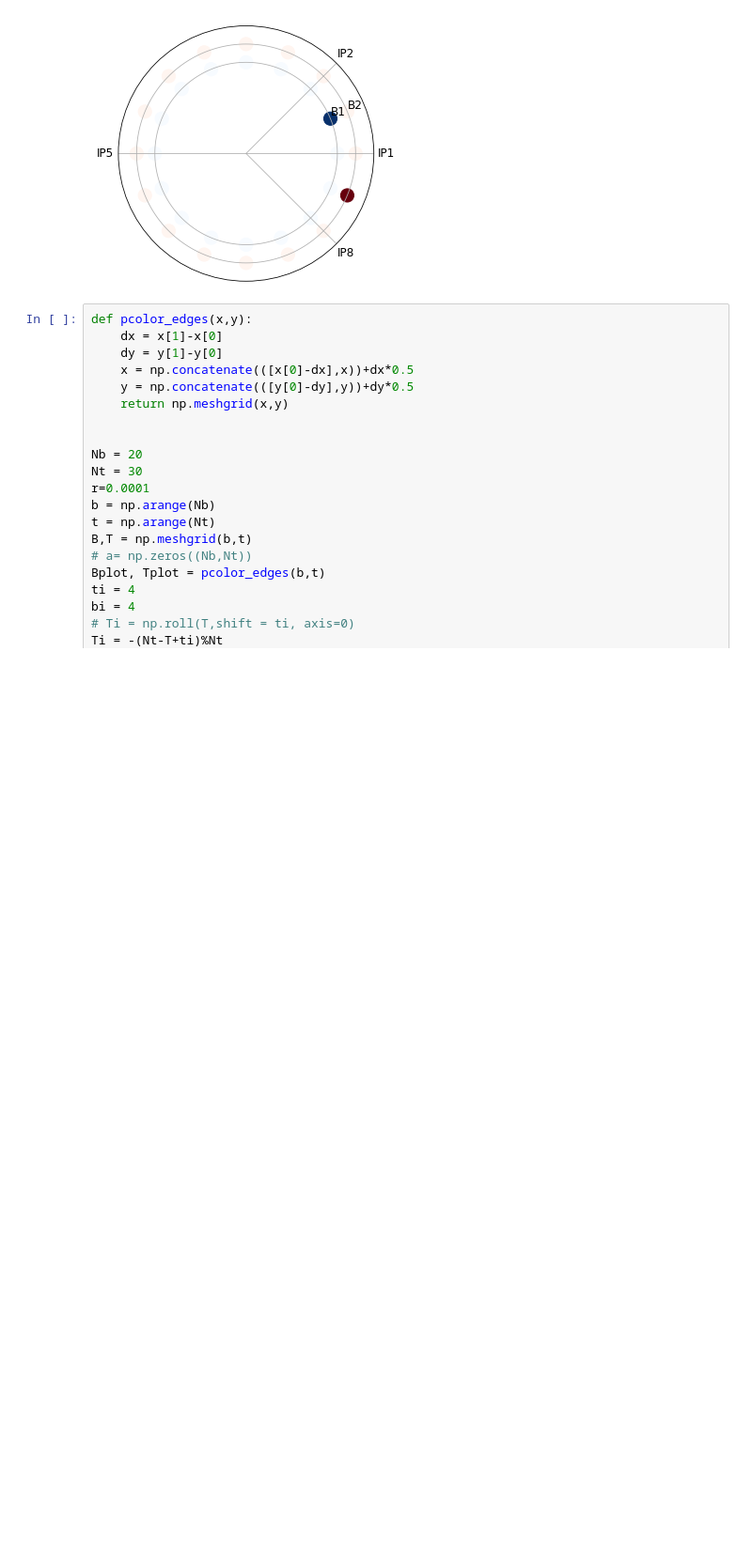
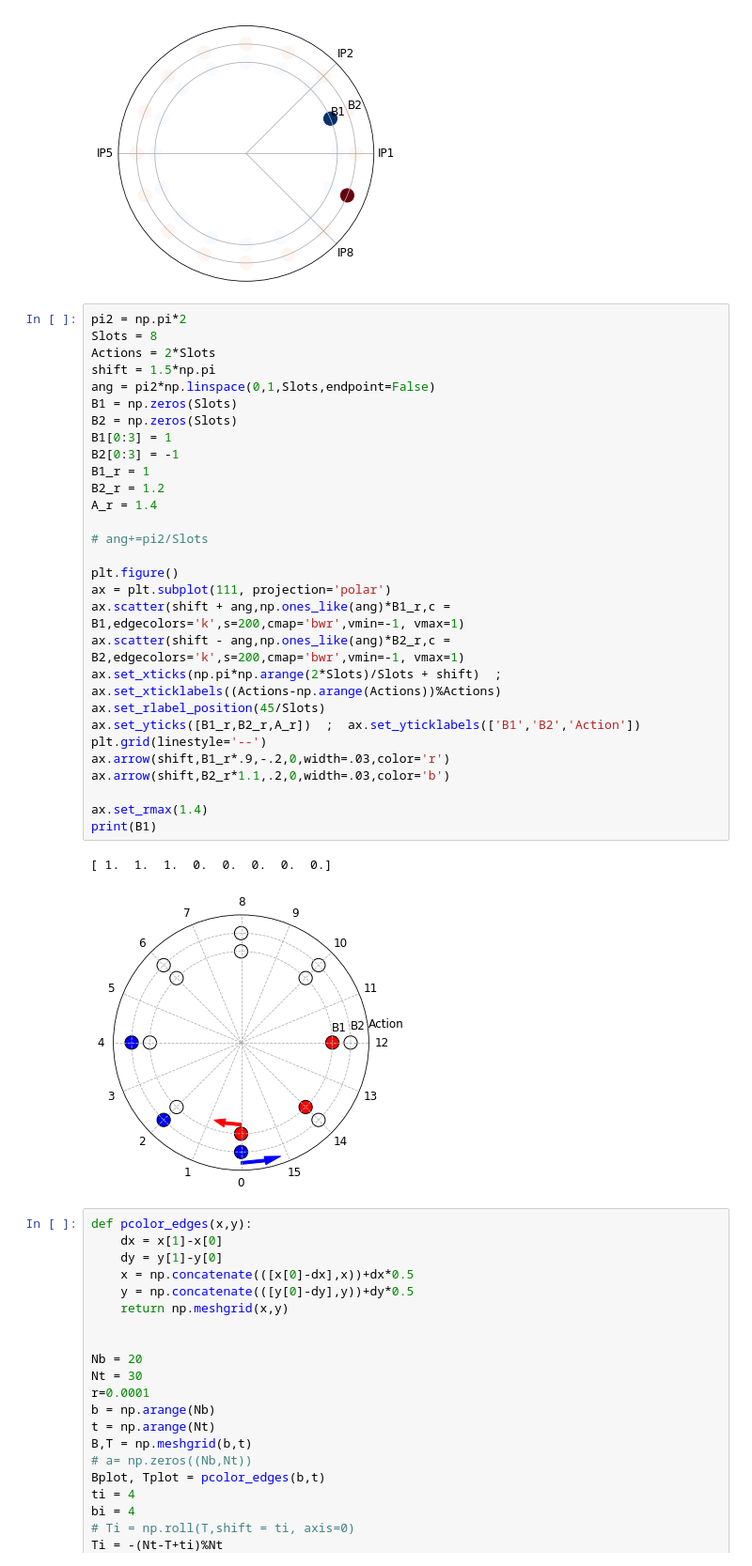
Before and after one commit to sondrevf/Ipython_Cern, a Jupyter notebook: 02_COMBIp/COMBIp_scheduling.ipynb, the cells around one changed output. Shown: that part at 94% size. Saved outputs shown, nothing was run; the diff lists cells and outputs as text; blank space fills up the shorter version.

```diff
--- a/02_COMBIp/COMBIp_scheduling.ipynb
+++ b/02_COMBIp/COMBIp_scheduling.ipynb
@@ -56,6 +56,38 @@ print(B1)
 # %% [output]
 [ 1.  0.  0.  0.  0.  0.  0.  0.  0.  0.  0.  0.  0.  0.  0.  0.]
 [figure]
+# %%
+pi2 = np.pi*2
+Slots = 8
+Actions = 2*Slots
+shift = 1.5*np.pi
+ang = pi2*np.linspace(0,1,Slots,endpoint=False)
+B1 = np.zeros(Slots)
+B2 = np.zeros(Slots)
+B1[0:3] = 1
+B2[0:3] = -1
+B1_r = 1
+B2_r = 1.2
+A_r = 1.4
+
+# ang+=pi2/Slots
+
+plt.figure()
+ax = plt.subplot(111, projection='polar')
+ax.scatter(shift + ang,np.ones_like(ang)*B1_r,c = B1,edgecolors='k',s=200,cmap='bwr',vmin=-1, vmax=1)
+ax.scatter(shift - ang,np.ones_like(ang)*B2_r,c = B2,edgecolors='k',s=200,cmap='bwr',vmin=-1, vmax=1)
+ax.set_xticks(np.pi*np.arange(2*Slots)/Slots + shift)  ;   ax.set_xticklabels((Actions-np.arange(Actions))%Actions)
+ax.set_rlabel_position(45/Slots)
+ax.set_yticks([B1_r,B2_r,A_r])  ;  ax.set_yticklabels(['B1','B2','Action'])
+plt.grid(linestyle='--')
+ax.arrow(shift,B1_r*.9,-.2,0,width=.03,color='r')
+ax.arrow(shift,B2_r*1.1,.2,0,width=.03,color='b')
+
+ax.set_rmax(1.4)
+print(B1)
+# %% [output]
+[ 1.  1.  1.  0.  0.  0.  0.  0.]
+[figure, added]
 # %%
 def pcolor_edges(x,y):
     dx = x[1]-x[0]
```
Also changed, not shown: parts of 3 cells of this notebook, 2 other files.
